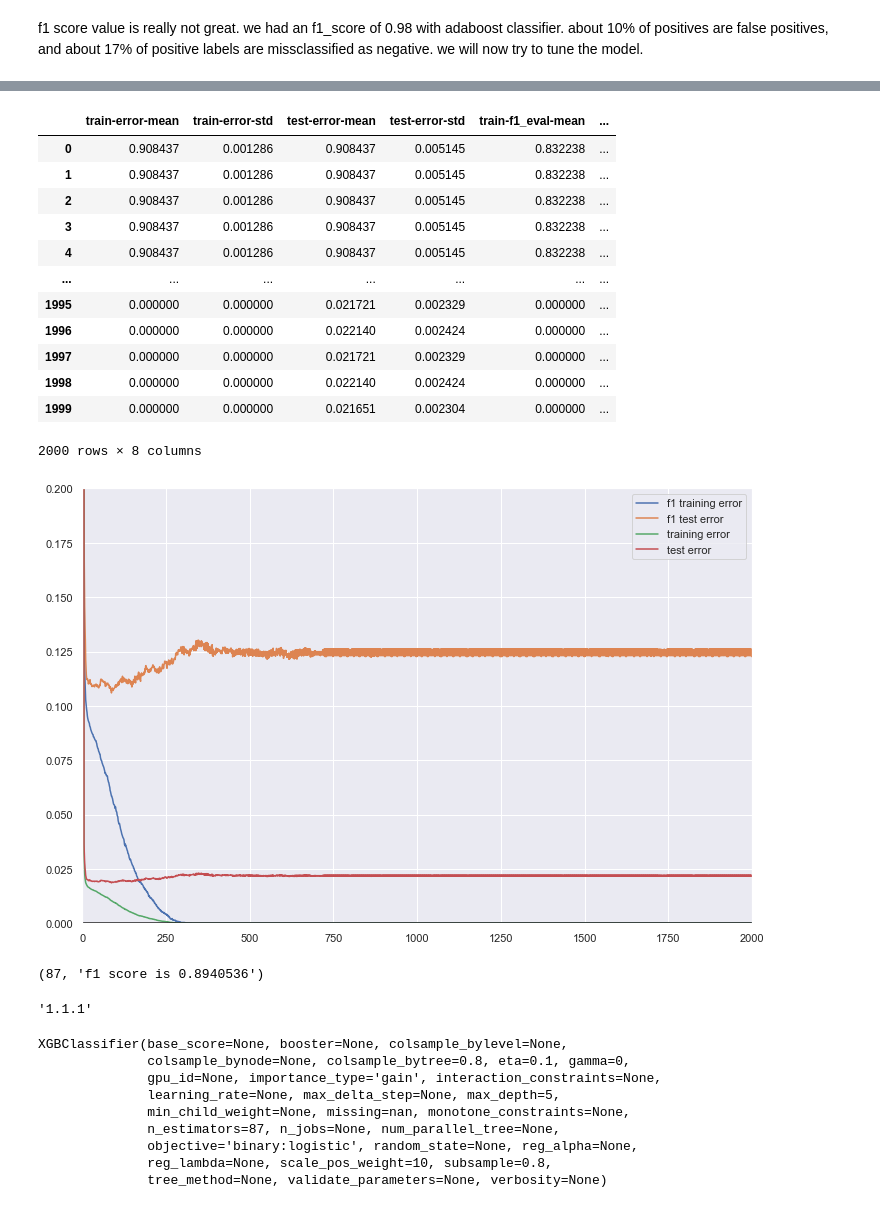
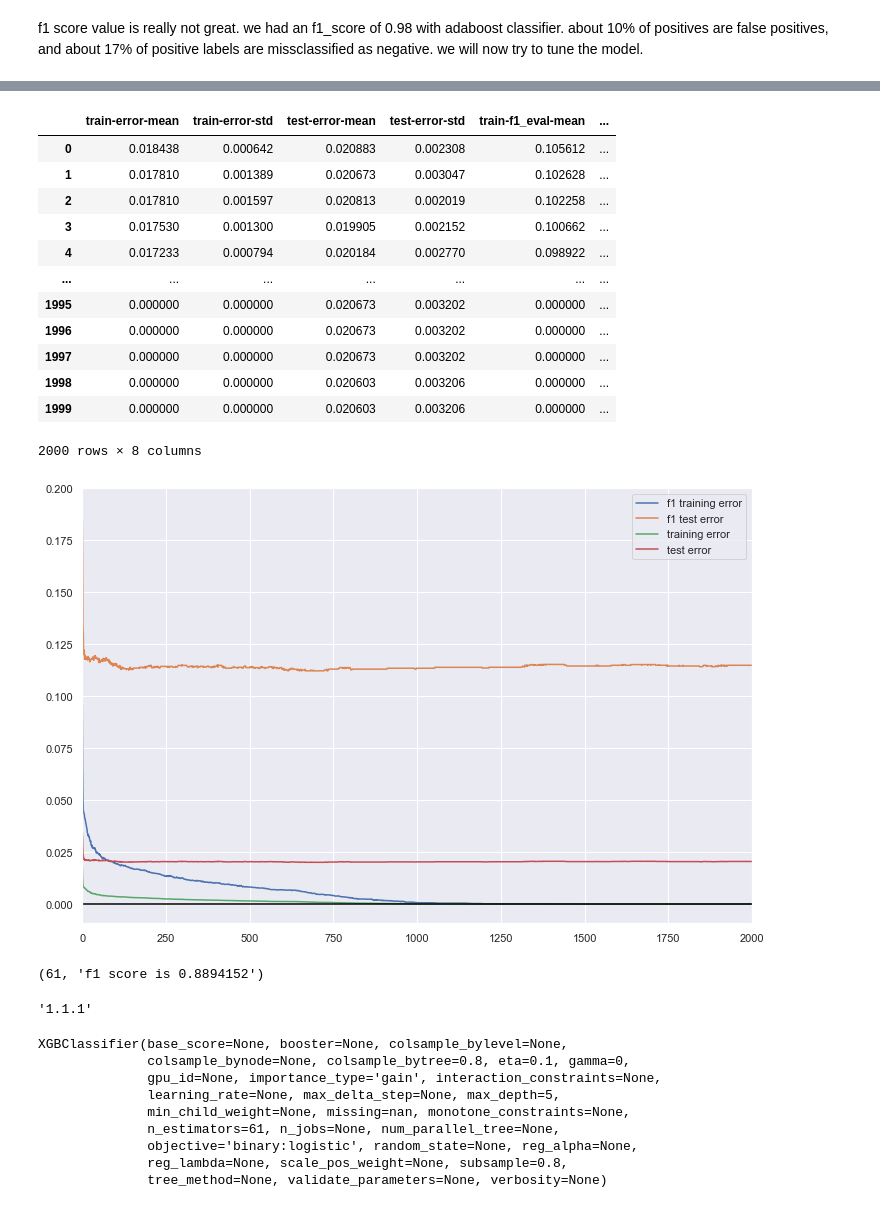
Before and after one commit to aribault/pulsar_classification, a Jupyter notebook: scripts/training.ipynb, the cells around one changed output, grey strips where cells are left out. Saved outputs shown, nothing was run; the diff lists cells and outputs as text; code cells hidden in the pictures.

```diff
--- a/scripts/training.ipynb
+++ b/scripts/training.ipynb
@@ -619,6 +619,20 @@ def f1_eval(preds, dtrain):
     # colon (:) or a space since preds are margin(before logistic
     # transformation, cutoff at 0)
     return 'f1_eval', 1 - f1_score(labels, preds)
+# %%
+def f1_eval_logits(preds, dtrain):
+    labels = dtrain.get_label()
+    # return a pair metric_name, result. The metric name must not contain a
+    # colon (:) or a space since preds are margin(before logistic
+    # transformation, cutoff at 0)
+    def make_prediction(proba):
+        if proba >= 0.5:
+            return 1
+        else:
+            return 0
+    make_prediction_v = np.vectorize(make_prediction)
+    new_preds = make_prediction_v(preds)
+    return 'f1_eval', 1 - f1_score(labels, new_preds)
 # %%
 from sklearn.model_selection import RandomizedSearchCV, GridSearchCV
 
@@ -633,12 +647,11 @@ params_dict = {
     'gamma': 0,
     'subsample': 0.8,
     'colsample_bytree': 0.8,
-    'scale_pos_weight': sum_wneg/sum_wpos,
-    'objective': 'binary:hinge'
+    'objective': 'binary:logistic'
 }
 # %%
 dtrain = xgb.DMatrix(X_train_scaled, label=y_train)
 
 eval_results = {}
 cvresult = xgb.cv(params_dict, dtrain, num_boost_round=2000,
-                  nfold=5, feval=f1_eval, early_stopping_rounds=None)
+                  nfold=5, feval=f1_eval_logits, early_stopping_rounds=None)
@@ -664,40 +659,40 @@ Parameters: { scale_pos_weight } might not be used.
 cvresult
 # %% [output]
 |  | train-error-mean | train-error-std | test-error-mean | test-error-std | train-f1_eval-mean | ... |
-| 0 | 0.908437 | 0.001286 | 0.908437 | 0.005145 | 0.832238 | ... |
-| 1 | 0.908437 | 0.001286 | 0.908437 | 0.005145 | 0.832238 | ... |
-| 2 | 0.908437 | 0.001286 | 0.908437 | 0.005145 | 0.832238 | ... |
-| 3 | 0.908437 | 0.001286 | 0.908437 | 0.005145 | 0.832238 | ... |
-| 4 | 0.908437 | 0.001286 | 0.908437 | 0.005145 | 0.832238 | ... |
+| 0 | 0.018438 | 0.000642 | 0.020883 | 0.002308 | 0.105612 | ... |
+| 1 | 0.017810 | 0.001389 | 0.020673 | 0.003047 | 0.102628 | ... |
+| 2 | 0.017810 | 0.001597 | 0.020813 | 0.002019 | 0.102258 | ... |
+| 3 | 0.017530 | 0.001300 | 0.019905 | 0.002152 | 0.100662 | ... |
+| 4 | 0.017233 | 0.000794 | 0.020184 | 0.002770 | 0.098922 | ... |
 | ... | ... | ... | ... | ... | ... | ... |
-| 1995 | 0.000000 | 0.000000 | 0.021721 | 0.002329 | 0.000000 | ... |
-| 1996 | 0.000000 | 0.000000 | 0.022140 | 0.002424 | 0.000000 | ... |
-| 1997 | 0.000000 | 0.000000 | 0.021721 | 0.002329 | 0.000000 | ... |
-| 1998 | 0.000000 | 0.000000 | 0.022140 | 0.002424 | 0.000000 | ... |
-| 1999 | 0.000000 | 0.000000 | 0.021651 | 0.002304 | 0.000000 | ... |
+| 1995 | 0.000000 | 0.000000 | 0.020673 | 0.003202 | 0.000000 | ... |
+| 1996 | 0.000000 | 0.000000 | 0.020673 | 0.003202 | 0.000000 | ... |
+| 1997 | 0.000000 | 0.000000 | 0.020673 | 0.003202 | 0.000000 | ... |
+| 1998 | 0.000000 | 0.000000 | 0.020603 | 0.003206 | 0.000000 | ... |
+| 1999 | 0.000000 | 0.000000 | 0.020603 | 0.003206 | 0.000000 | ... |
 2000 rows × 8 columns
 # %%
-def plot_evals(cvresult, max_y=0.2):
+def plot_evals(cvresult, min_y=None, max_y=0.2):
     fig, ax = plt.subplots(figsize=(12, 8))
     x = range(len(cvresult))
     ax.plot(x, cvresult['train-f1_eval-mean'], label="f1 training error")
     ax.plot(x, cvresult['test-f1_eval-mean'], label="f1 test error")
     ax.plot(x, cvresult['train-error-mean'], label="training error")
     ax.plot(x, cvresult['test-error-mean'], label="test error")
     ax.axhline(0, color="black")
     plt.xlim(0, len(x))
-    plt.ylim(0, max_y)
+    plt.ylim(min_y, max_y)
     plt.legend()
 
 plot_evals(cvresult)
 # %% [output]
-[figure, old version]
+[figure, new version]
 # %%
 n_estimators = np.argmin(cvresult['test-f1_eval-mean'].values)
 max_f1 = 1 - min(cvresult['test-f1_eval-mean'])
 (n_estimators, f'f1 score is {max_f1}')
 # %% [output]
-(87, 'f1 score is 0.8940536')
+(61, 'f1 score is 0.8894152')
 # %%
 xgb.__version__
 # %% [output]
@@ -721,9 +716,9 @@ XGBClassifier(base_score=None, booster=None, colsample_bylevel=None,
               gpu_id=None, importance_type='gain', interaction_constraints=None,
               learning_rate=None, max_delta_step=None, max_depth=5,
               min_child_weight=None, missing=nan, monotone_constraints=None,
-              n_estimators=87, n_jobs=None, num_parallel_tree=None,
+              n_estimators=61, n_jobs=None, num_parallel_tree=None,
               objective='binary:logistic', random_state=None, reg_alpha=None,
-              reg_lambda=None, scale_pos_weight=10, subsample=0.8,
+              reg_lambda=None, scale_pos_weight=None, subsample=0.8,
               tree_method=None, validate_parameters=None, verbosity=None)
 # %%
 %%time
```
Also changed, not shown: parts of 32 cells of this notebook.
